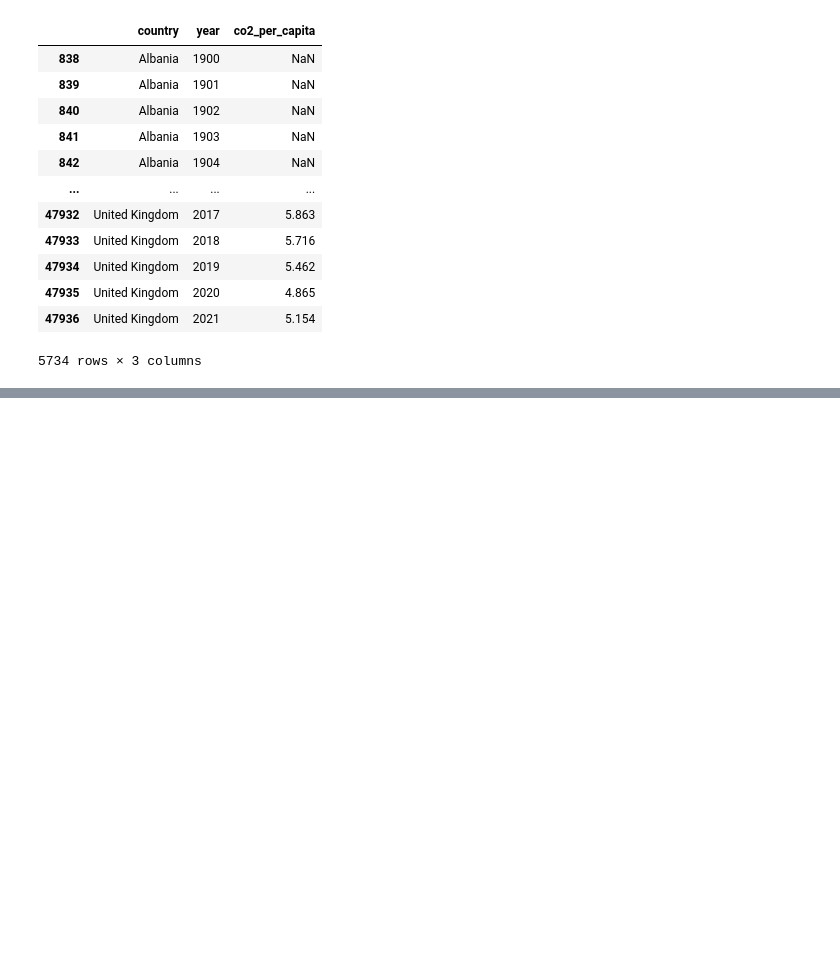
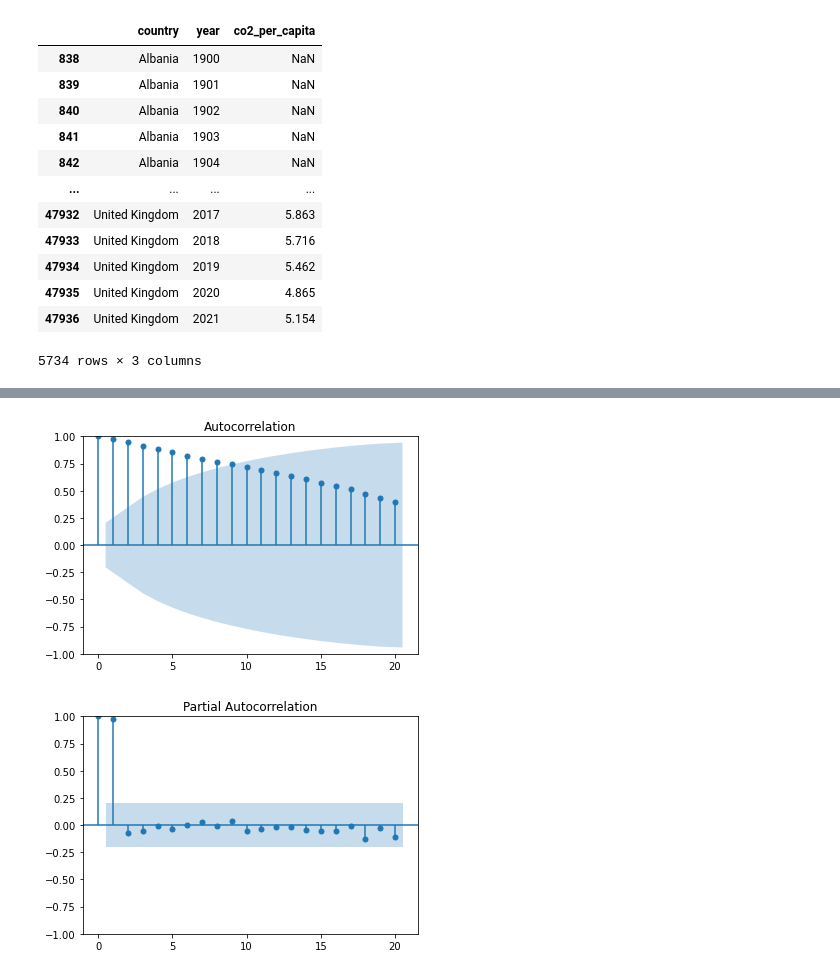
Before and after one commit to L-dos-Santos/final-project, a Jupyter notebook: test.ipynb, the cells around one changed output, grey strips where cells are left out. Cells and saved outputs as stored; diff of their text form; code cells hidden in the pictures; blank space fills up the shorter version.

```diff
--- a/test.ipynb
+++ b/test.ipynb
@@ -183,0 +303,6 @@ mean_
+# %%
+acf_original = plot_acf(df_train)
+pacf_original = plot_pacf(df_train)
+# %% [output]
+[figure, added]
+[figure, added]
```
Also changed, not shown: parts of 27 cells of this notebook.
